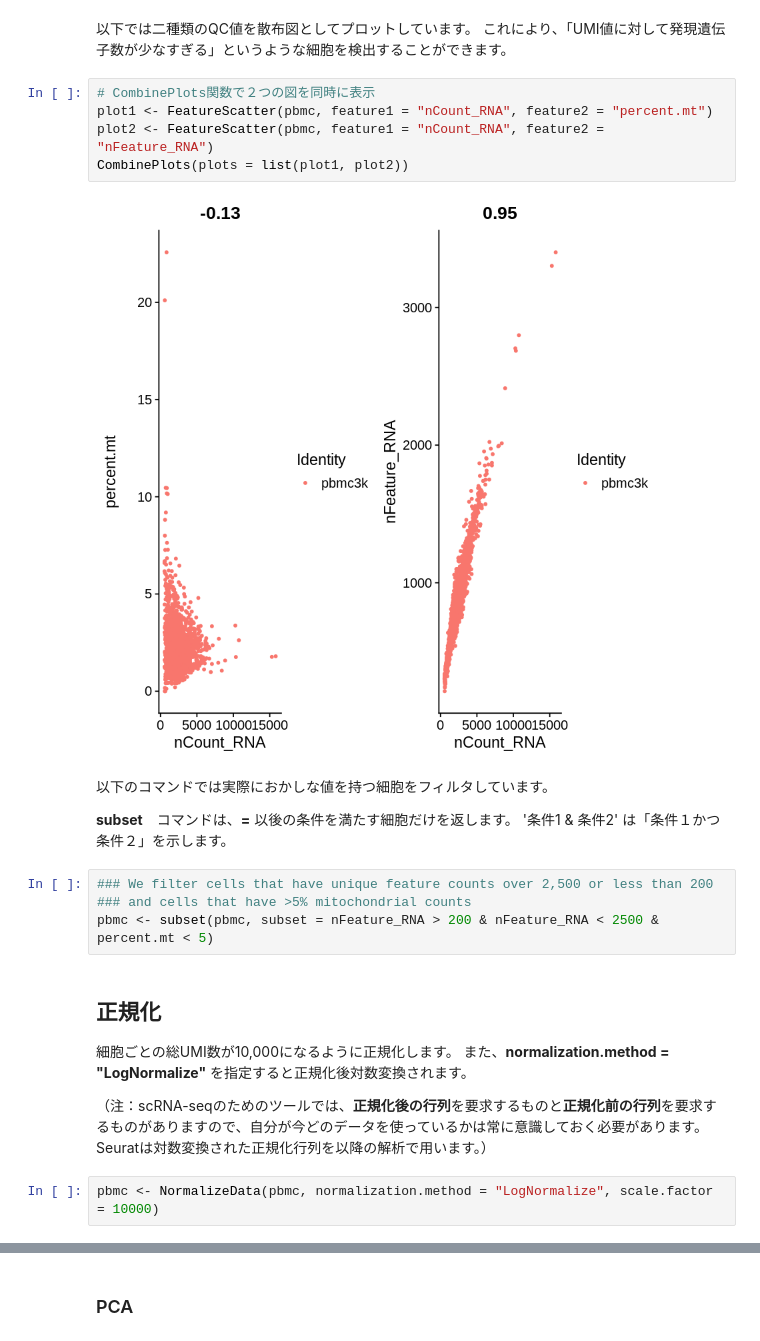
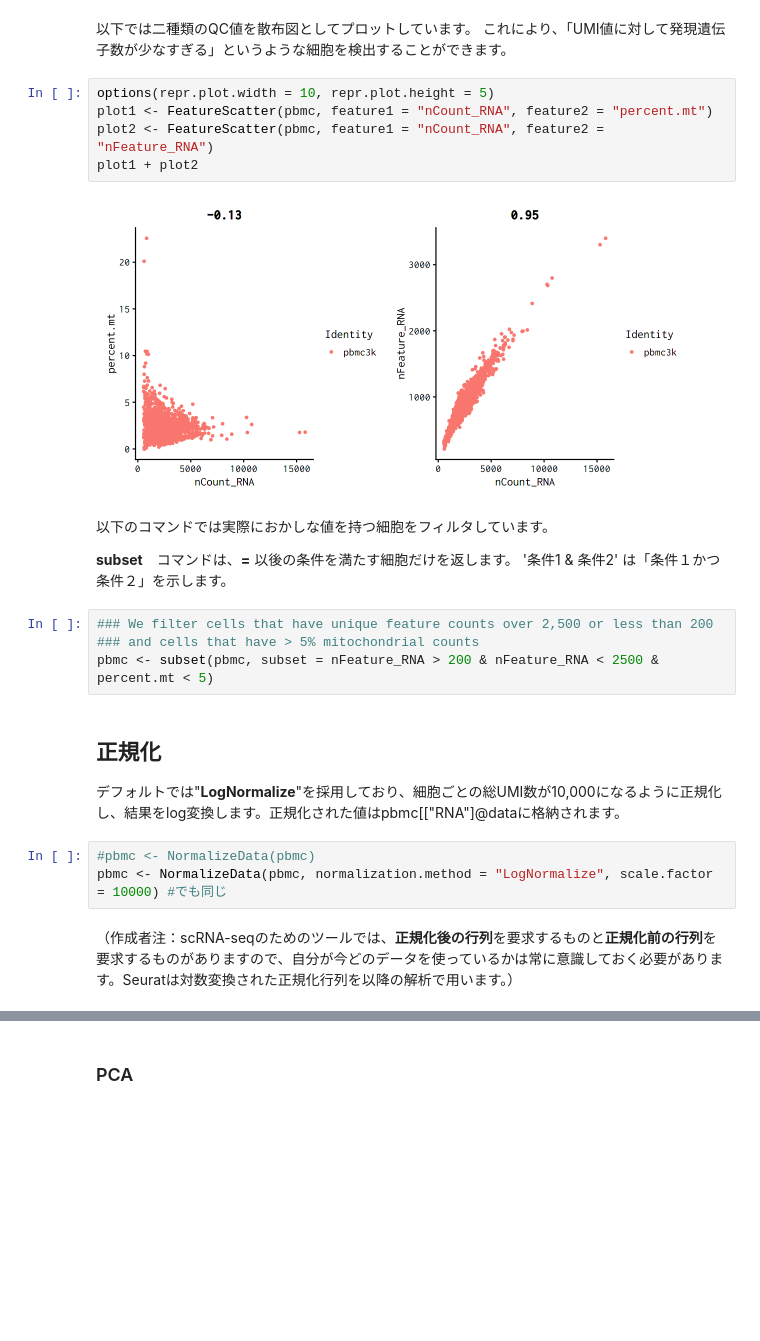
Before and after one commit to rnakato/SinglecellAnalysisTutorial, a Jupyter notebook: docs/notebooks/GuidedTutorial.ipynb, the cells around one changed output, grey strips where cells are left out. Saved outputs shown, nothing was run; the diff lists cells and outputs as text; blank space fills up the shorter version.

```diff
--- a/docs/notebooks/GuidedTutorial.ipynb
+++ b/docs/notebooks/GuidedTutorial.ipynb
@@ -128,12 +151,12 @@ VlnPlot(pbmc, features = c("nFeature_RNA", "nCount_RNA", "percent.mt"), ncol = 3
 以下では二種類のQC値を散布図としてプロットしています。
 これにより、「UMI値に対して発現遺伝子数が少なすぎる」というような細胞を検出することができます。
 # %%
-# CombinePlots関数で２つの図を同時に表示
+options(repr.plot.width = 10, repr.plot.height = 5)
 plot1 <- FeatureScatter(pbmc, feature1 = "nCount_RNA", feature2 = "percent.mt")
 plot2 <- FeatureScatter(pbmc, feature1 = "nCount_RNA", feature2 = "nFeature_RNA")
-CombinePlots(plots = list(plot1, plot2))
+plot1 + plot2
 # %% [output]
-[figure, old version]
+[figure, new version]
 # %% [markdown]
 以下のコマンドでは実際におかしな値を持つ細胞をフィルタしています。
 
@@ -141,14 +164,16 @@ CombinePlots(plots = list(plot1, plot2))
 '条件1 & 条件2' は「条件１かつ条件２」を示します。
 # %%
 ### We filter cells that have unique feature counts over 2,500 or less than 200
-### and cells that have >5% mitochondrial counts
+### and cells that have > 5% mitochondrial counts
 pbmc <- subset(pbmc, subset = nFeature_RNA > 200 & nFeature_RNA < 2500 & percent.mt < 5)
+# %% [markdown]
+## 正規化
+
+デフォルトでは"**LogNormalize**"を採用しており、細胞ごとの総UMI数が10,000になるように正規化し、結果をlog変換します。正規化された値はpbmc[["RNA"]@dataに格納されます。
+# %%
+#pbmc <- NormalizeData(pbmc)
+pbmc <- NormalizeData(pbmc, normalization.method = "LogNormalize", scale.factor = 10000) #でも同じ
 # %% [markdown]
-## 正規化
-細胞ごとの総UMI数が10,000になるように正規化します。
-また、**normalization.method = "LogNormalize"** を指定すると正規化後対数変換されます。
 
-（注：scRNA-seqのためのツールでは、**正規化後の行列**を要求するものと**正規化前の行列**を要求するものがありますので、自分が今どのデータを使っているかは常に意識しておく必要があります。Seuratは対数変換された正規化行列を以降の解析で用います。）
+（作成者注：scRNA-seqのためのツールでは、**正規化後の行列**を要求するものと**正規化前の行列**を要求するものがありますので、自分が今どのデータを使っているかは常に意識しておく必要があります。Seuratは対数変換された正規化行列を以降の解析で用います。）
-# %%
-pbmc <- NormalizeData(pbmc, normalization.method = "LogNormalize", scale.factor = 10000)
 # %% [markdown]
```
Also changed, not shown: parts of 64 cells of this notebook, 2 other files.
